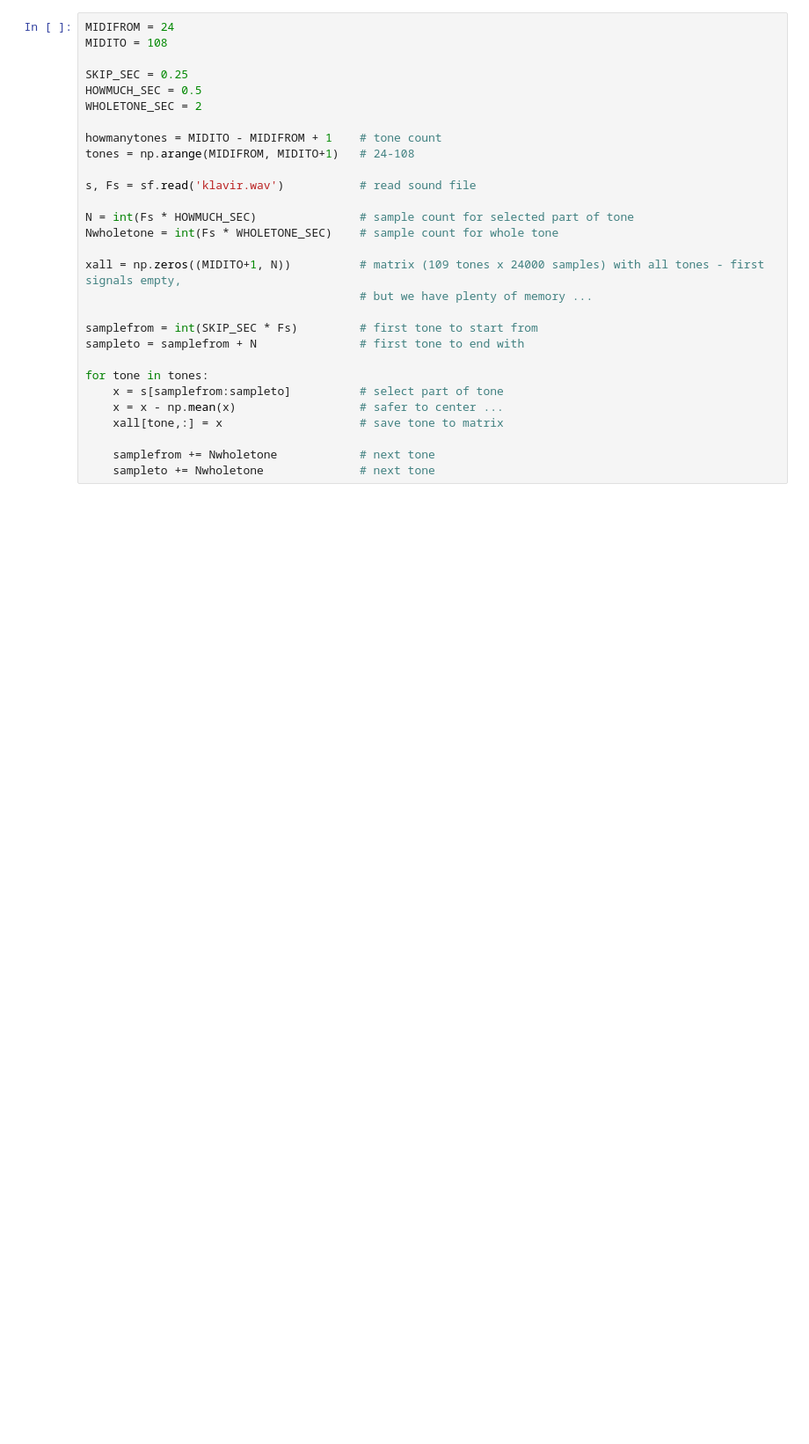
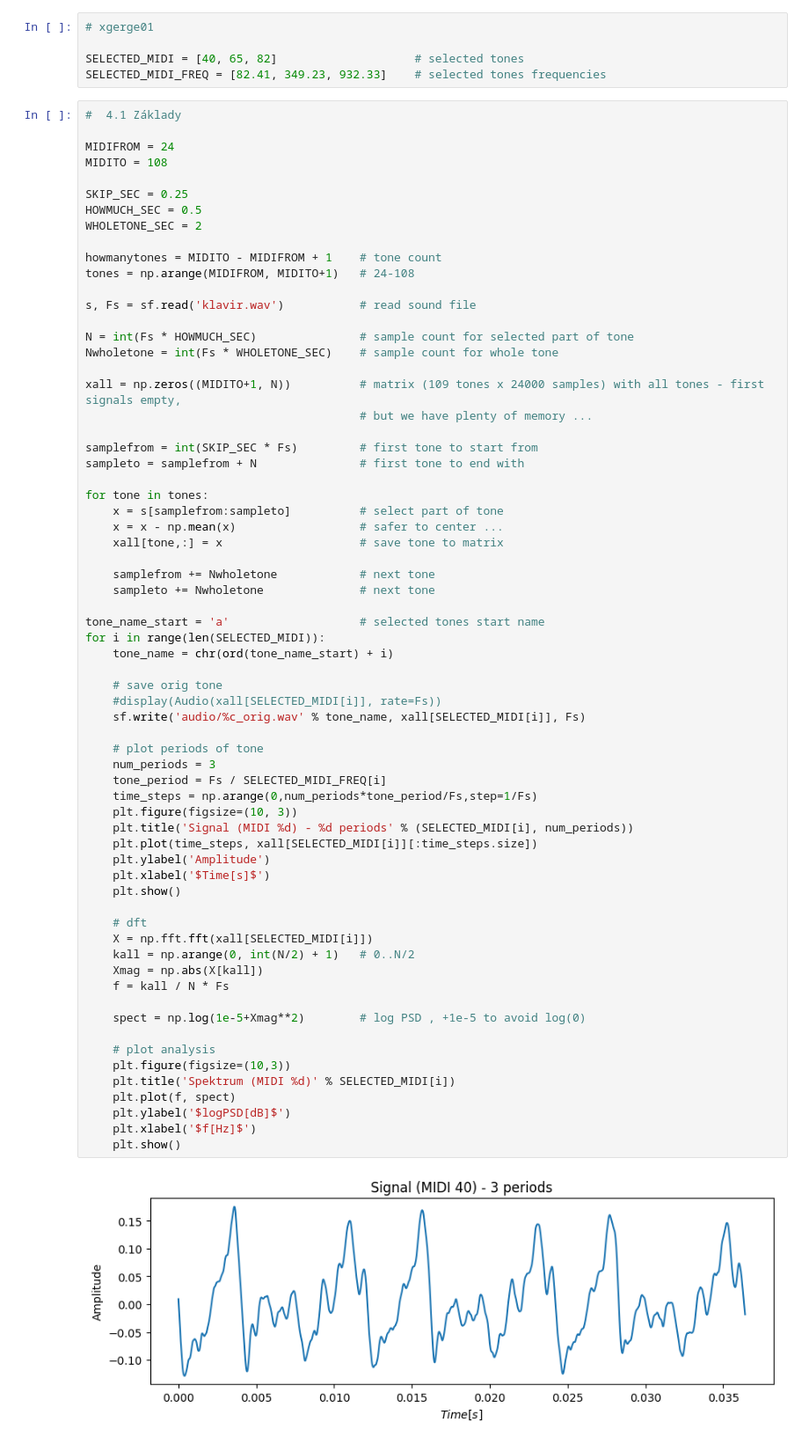
Before and after one commit to GargiMan/iss, a Jupyter notebook: piano.ipynb, the cells around one changed output. Shown at 88% size. Saved outputs shown, nothing was run; the diff lists cells and outputs as text; blank space fills up the shorter version.

```diff
--- a/piano.ipynb
+++ b/piano.ipynb
@@ -6,32 +6,76 @@ from scipy.signal import spectrogram, lfilter, freqz, tf2zpk, ellipord, ellip
 import soundfile as sf
 from IPython.display import Audio
 from IPython.display import display
+# %%
+# xgerge01
+
+SELECTED_MIDI = [40, 65, 82]                    # selected tones
+SELECTED_MIDI_FREQ = [82.41, 349.23, 932.33]    # selected tones frequencies
 # %%
+#  4.1 Základy
+
 MIDIFROM = 24
 MIDITO = 108
 
 SKIP_SEC = 0.25
 HOWMUCH_SEC = 0.5
 WHOLETONE_SEC = 2
 
 howmanytones = MIDITO - MIDIFROM + 1    # tone count
 tones = np.arange(MIDIFROM, MIDITO+1)   # 24-108
 
 s, Fs = sf.read('klavir.wav')           # read sound file
 
 N = int(Fs * HOWMUCH_SEC)               # sample count for selected part of tone
 Nwholetone = int(Fs * WHOLETONE_SEC)    # sample count for whole tone
 
 xall = np.zeros((MIDITO+1, N))          # matrix (109 tones x 24000 samples) with all tones - first signals empty,
                                         # but we have plenty of memory ...
 
 samplefrom = int(SKIP_SEC * Fs)         # first tone to start from
 sampleto = samplefrom + N               # first tone to end with
 
 for tone in tones:
     x = s[samplefrom:sampleto]          # select part of tone
     x = x - np.mean(x)                  # safer to center ...
     xall[tone,:] = x                    # save tone to matrix
 
     samplefrom += Nwholetone            # next tone
     sampleto += Nwholetone              # next tone
+
+tone_name_start = 'a'                   # selected tones start name
+for i in range(len(SELECTED_MIDI)):
+    tone_name = chr(ord(tone_name_start) + i)
+
+    # save orig tone
+    #display(Audio(xall[SELECTED_MIDI[i]], rate=Fs))
+    sf.write('audio/%c_orig.wav' % tone_name, xall[SELECTED_MIDI[i]], Fs)
+
+    # plot periods of tone
+    num_periods = 3
+    tone_period = Fs / SELECTED_MIDI_FREQ[i]
+    time_steps = np.arange(0,num_periods*tone_period/Fs,step=1/Fs)
+    plt.figure(figsize=(10, 3))
+    plt.title('Signal (MIDI %d) - %d periods' % (SELECTED_MIDI[i], num_periods))
+    plt.plot(time_steps, xall[SELECTED_MIDI[i]][:time_steps.size])
+    plt.ylabel('Amplitude')
+    plt.xlabel('$Time[s]$')
+    plt.show()
+
+    # dft
+    X = np.fft.fft(xall[SELECTED_MIDI[i]])
+    kall = np.arange(0, int(N/2) + 1)   # 0..N/2
+    Xmag = np.abs(X[kall])
+    f = kall / N * Fs
+
+    spect = np.log(1e-5+Xmag**2)        # log PSD , +1e-5 to avoid log(0)
+
+    # plot analysis
+    plt.figure(figsize=(10,3))
+    plt.title('Spektrum (MIDI %d)' % SELECTED_MIDI[i])
+    plt.plot(f, spect)
+    plt.ylabel('$logPSD[dB]$')
+    plt.xlabel('$f[Hz]$')
+    plt.show()
+# %% [output]
+[figure, added]
```
Also changed, not shown: parts of 6 cells of this notebook.
